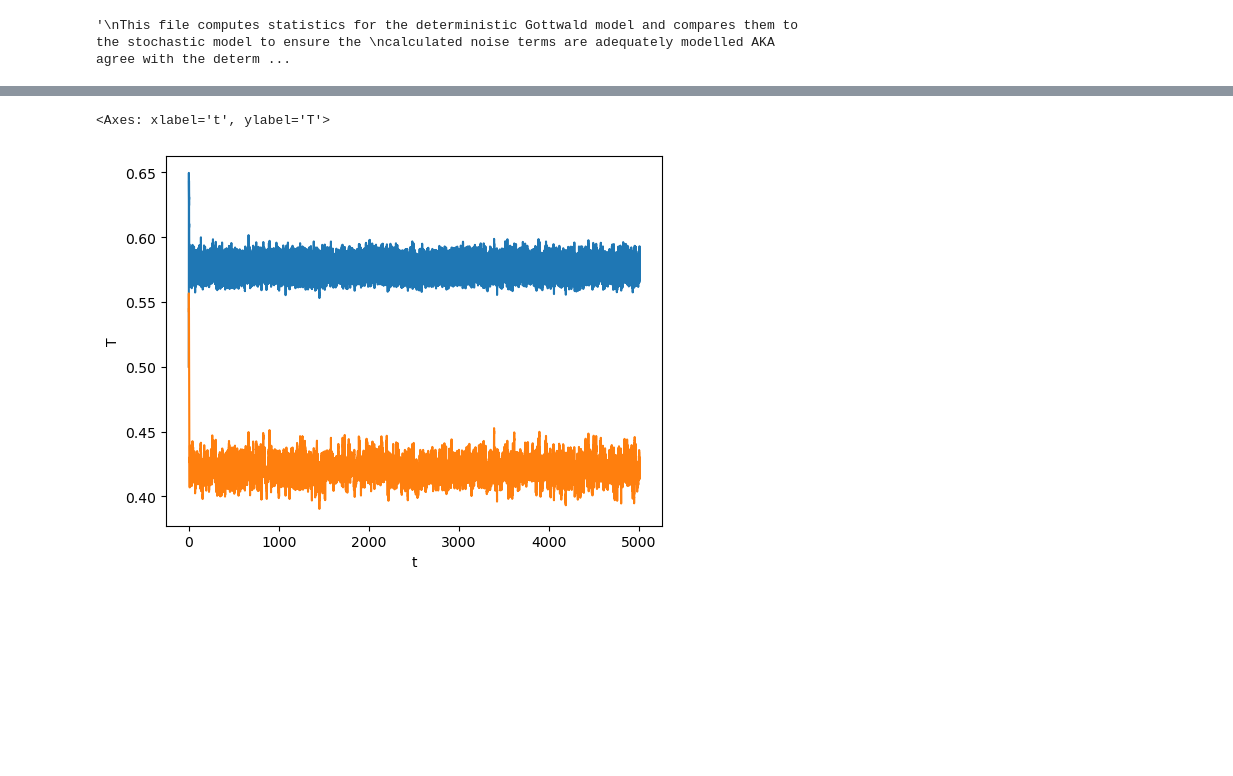
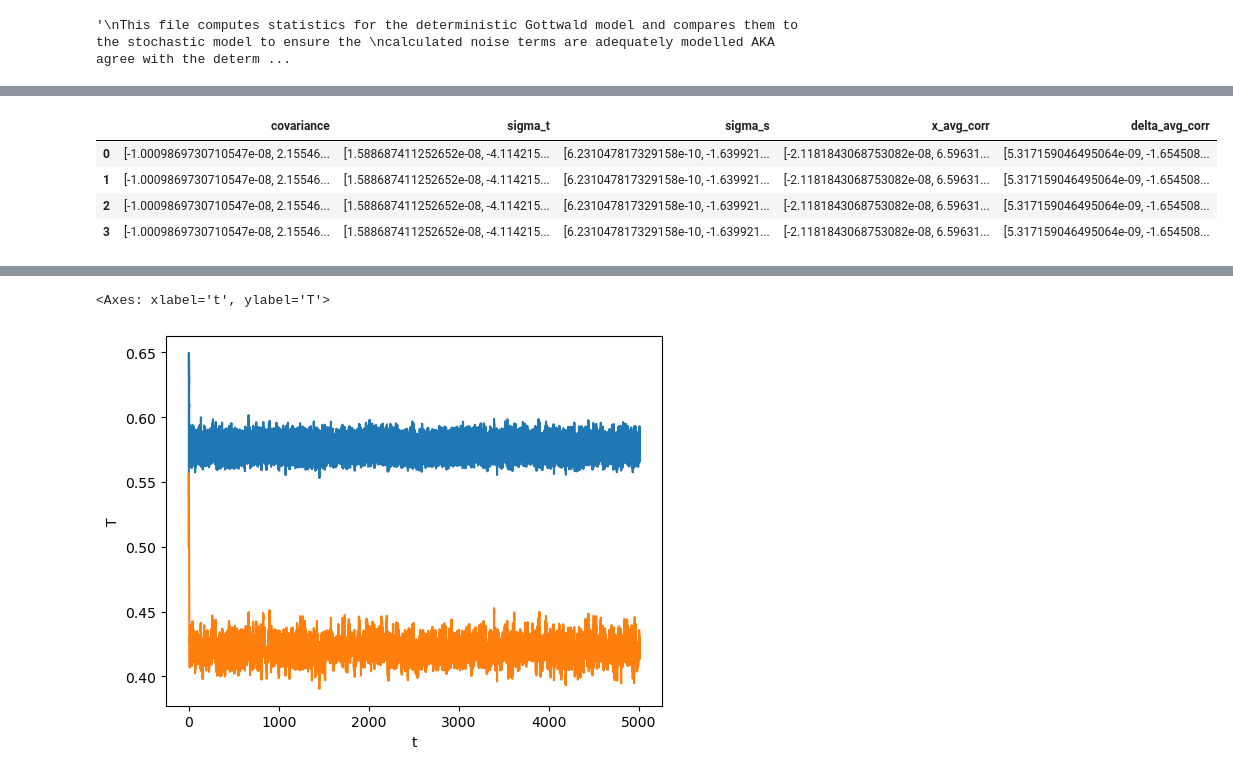
Before and after one commit to amethystaurora-robo/EWS_Gottwald, a Jupyter notebook: code/Analysis.ipynb, the cells around one changed output, grey strips where cells are left out. Drawn from its saved outputs; the diff is of its cells as text; code cells hidden in the pictures; blank space fills up the shorter version.

```diff
--- a/code/Analysis.ipynb
+++ b/code/Analysis.ipynb
@@ -19,0 +42,8 @@ control_run = pd.read_csv("../data/control_run5000_year.csv")
+# %%
+coefficients.head()
+# %% [output]
+|  | covariance | sigma_t | sigma_s | x_avg_corr | delta_avg_corr |
+| 0 | [-1.0009869730710547e-08, 2.15546... | [1.588687411252652e-08, -4.114215... | [6.231047817329158e-10, -1.639921... | [-2.1181843068753082e-08, 6.59631... | [5.317159046495064e-09, -1.654508... |
+| 1 | [-1.0009869730710547e-08, 2.15546... | [1.588687411252652e-08, -4.114215... | [6.231047817329158e-10, -1.639921... | [-2.1181843068753082e-08, 6.59631... | [5.317159046495064e-09, -1.654508... |
+| 2 | [-1.0009869730710547e-08, 2.15546... | [1.588687411252652e-08, -4.114215... | [6.231047817329158e-10, -1.639921... | [-2.1181843068753082e-08, 6.59631... | [5.317159046495064e-09, -1.654508... |
+| 3 | [-1.0009869730710547e-08, 2.15546... | [1.588687411252652e-08, -4.114215... | [6.231047817329158e-10, -1.639921... | [-2.1181843068753082e-08, 6.59631... | [5.317159046495064e-09, -1.654508... |
```
Also changed, not shown: parts of 6 cells of this notebook, 2 other files.
